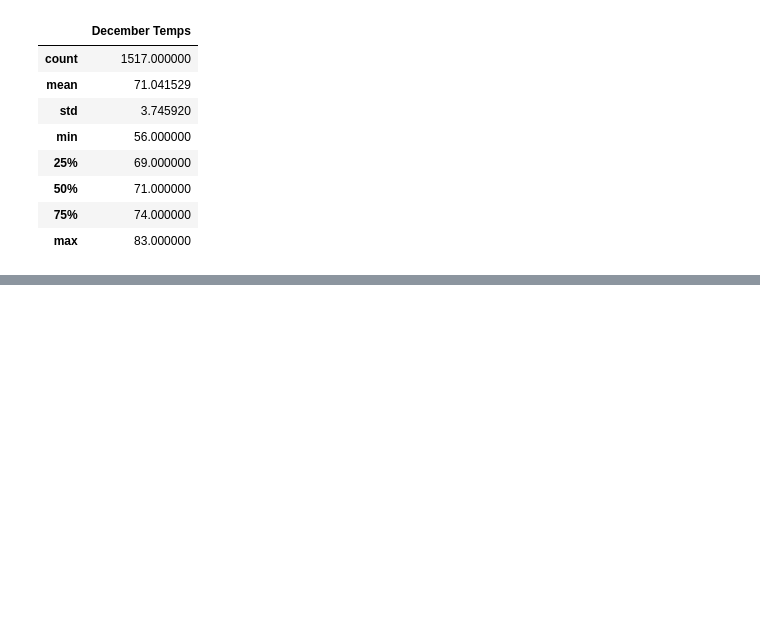
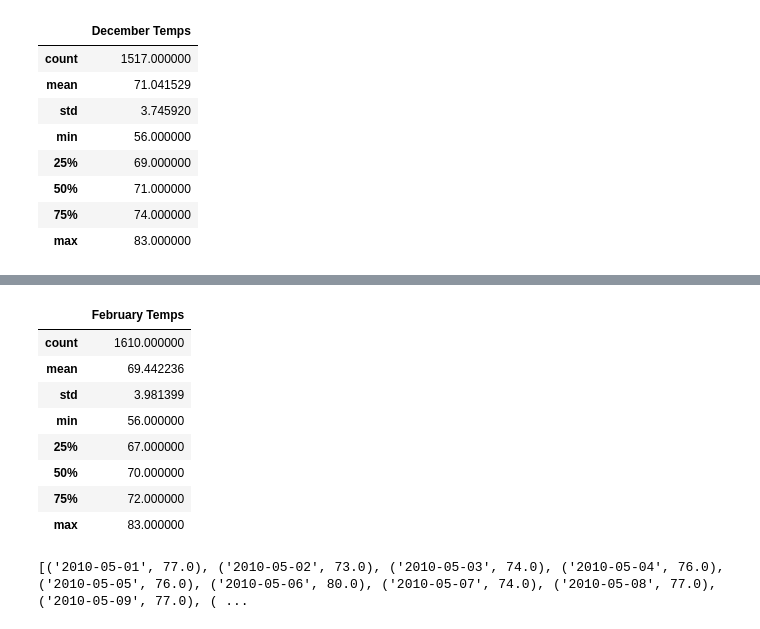
Before and after one commit to assaci/surfs_up, a Jupyter notebook: SurfsUp_Challenge.ipynb, the cells around one changed output, grey strips where cells are left out. Drawn from its saved outputs; the diff is of its cells as text; code cells hidden in the pictures; blank space fills up the shorter version.

```diff
--- a/SurfsUp_Challenge.ipynb
+++ b/SurfsUp_Challenge.ipynb
@@ -156,3 +156,7 @@ df.describe()
 | 50% | 71.000000 |
 | 75% | 74.000000 |
 | max | 83.000000 |
+# %%
+# 6. Write a query that filters the Measurement table to retrieve the temperatures for the month of February
+results = session.query(Measurement.date, Measurement.tobs).filter(extract("month", Measurement.date)==2).all()
+print(results)
@@ -158,0 +165,5 @@ df.describe()
+# %%
+# 8. Create a DataFrame from the list of temperatures for the month of February.
+df = pd.DataFrame(results, columns=['date','February Temps'])
+df.set_index(df['date'], inplace=True)
+print(df.to_string(index=False))
@@ -158,0 +188,19 @@ df.describe()
+# %%
+# 9. Calculate and print out the summary statistics for the Decemeber temperature DataFrame.
+df.describe()
+# %% [output]
+|  | February Temps |
+| count | 1610.000000 |
+| mean | 69.442236 |
+| std | 3.981399 |
+| min | 56.000000 |
+| 25% | 67.000000 |
+| 50% | 70.000000 |
+| 75% | 72.000000 |
+| max | 83.000000 |
+# %%
+# 6. Write a query that filters the Measurement table to retrieve the temperatures for the month of May
+results = session.query(Measurement.date, Measurement.tobs).filter(extract("month", Measurement.date)==5).all()
+print(results)
+# %% [output]
+[('2010-05-01', 77.0), ('2010-05-02', 73.0), ('2010-05-03', 74.0), ('2010-05-04', 76.0), ('2010-05-05', 76.0), ('2010-05-06', 80.0), ('2010-05-07', 74.0), ('2010-05-08', 77.0), ('2010-05-09', 77.0), ( ...
```
Also changed, not shown: parts of 4 cells of this notebook, 2 other files.
